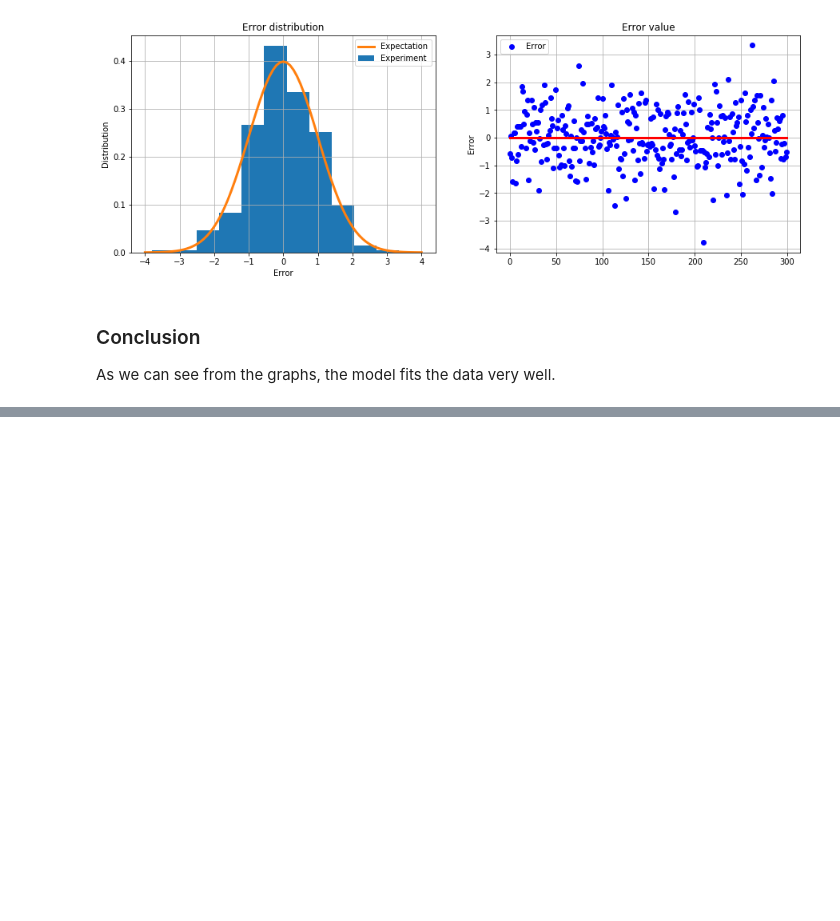
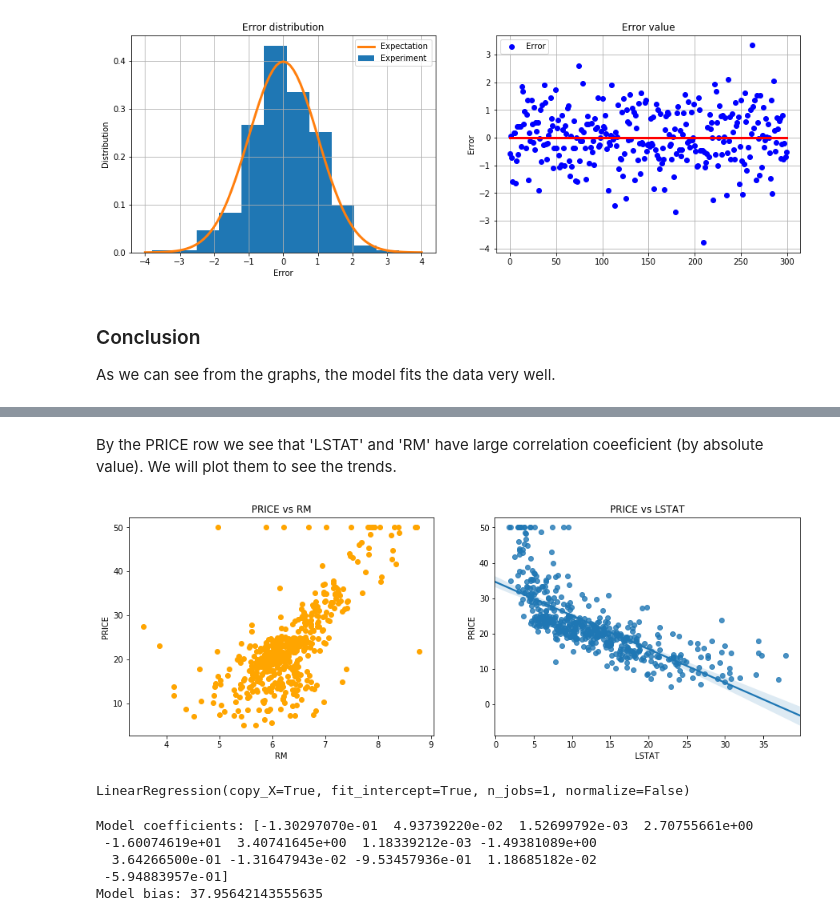
Before and after one commit to nguyenbh1507/TIC-Data-Science-1, a Jupyter notebook: Session3/Linear-regression-and-evaluation.ipynb, the cells around one changed output, grey strips where cells are left out. Saved outputs shown, nothing was run; the diff lists cells and outputs as text; code cells hidden in the pictures; blank space fills up the shorter version.

```diff
--- a/Session3/Linear-regression-and-evaluation.ipynb
+++ b/Session3/Linear-regression-and-evaluation.ipynb
@@ -180,0 +280,23 @@ As we can see from the graphs, the model fits the data very well.
+# %% [markdown]
+By the PRICE row we see that 'LSTAT' and 'RM' have large correlation coeeficient (by absolute value). We will plot them to see the trends.
+# %%
+# sample plot data
+plt.figure(figsize=(15,5))
+
+plt.subplot(1,2,1)
+plt.scatter(boston_df.RM, boston_df.PRICE, c='orange')
+plt.title('PRICE vs RM')
+plt.xlabel('RM')
+plt.ylabel('PRICE')
+
+plt.subplot(1,2,2)
+# plt.scatter(boston_df.LSTAT, boston_df.PRICE, c='darkblue')
+# plt.xlabel('LSTAT')
+# plt.ylabel('PRICE')
+# use seaborn to simplify code and plot regression line
+sns.regplot(x="LSTAT", y="PRICE", data=boston_df, )
+plt.title('PRICE vs LSTAT')
+
+plt.show()
+# %% [output]
+[figure, added]
@@ -180,0 +314,16 @@ As we can see from the graphs, the model fits the data very well.
+# %%
+# train model
+lrModel.fit(X=Xtrain, y=Ytrain)
+# %% [output]
+LinearRegression(copy_X=True, fit_intercept=True, n_jobs=1, normalize=False)
+# %%
+# Model parameters
+coef, inter = lrModel.coef_[0], lrModel.intercept_[0]
+print('Model coefficients:', coef)
+print('Model bias:', inter)
+# %% [output]
+Model coefficients: [-1.30297070e-01  4.93739220e-02  1.52699792e-03  2.70755661e+00
+ -1.60074619e+01  3.40741645e+00  1.18339212e-03 -1.49381089e+00
+  3.64266500e-01 -1.31647943e-02 -9.53457936e-01  1.18685182e-02
+ -5.94883957e-01]
+Model bias: 37.95642143555635
```
Also changed, not shown: parts of 29 cells of this notebook, 7 other files.
